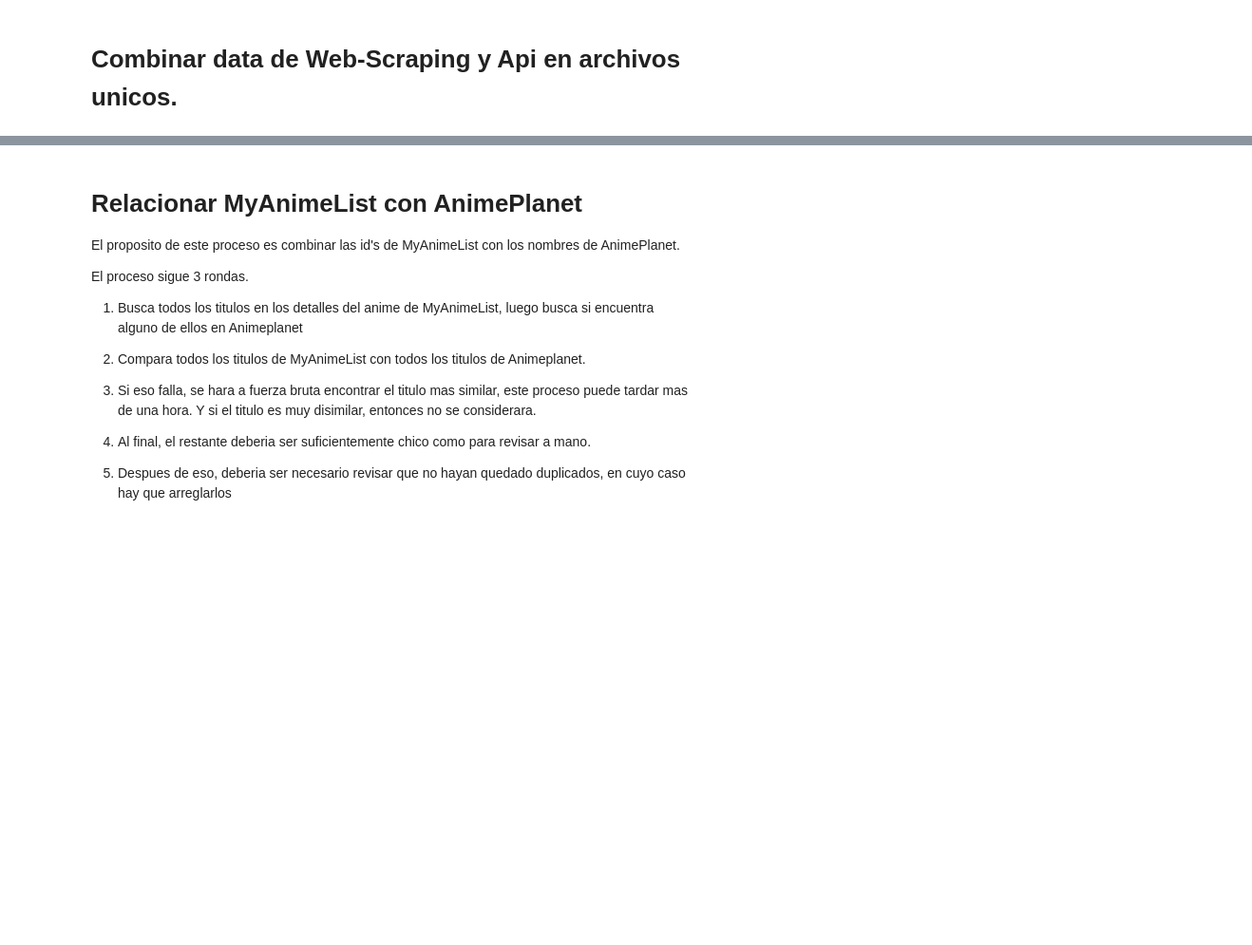
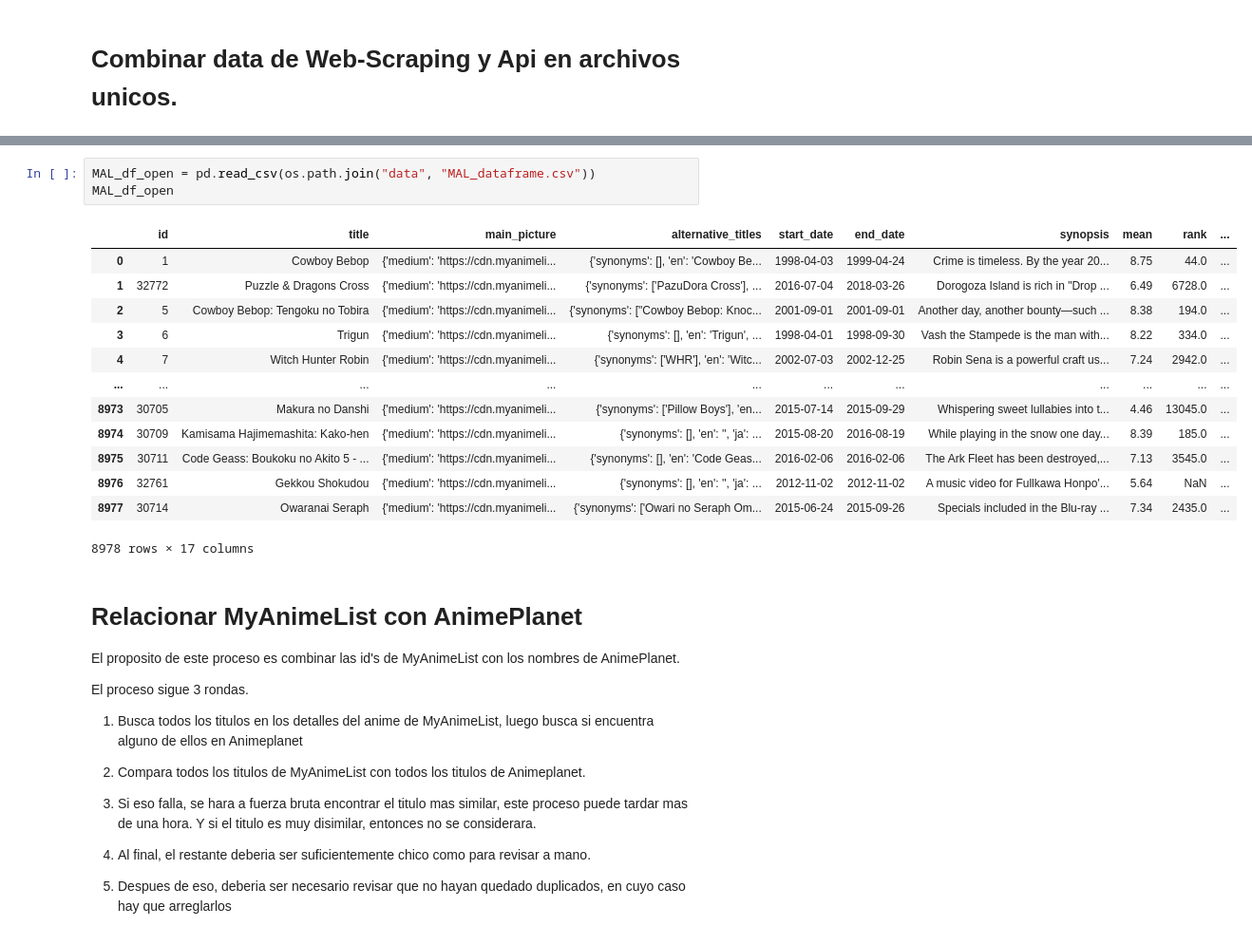
Before and after one commit to VAMarques/Proyecto-Grupo-12, a Jupyter notebook: procesar_data.ipynb, the cells around one changed output, grey strips where cells are left out. Shown at 95% size. Drawn from its saved outputs; the diff is of its cells as text; blank space fills up the shorter version.

```diff
--- a/procesar_data.ipynb
+++ b/procesar_data.ipynb
@@ -25,3 +140,20 @@ Usuarios_i.json no se combinaran, pues estos solo sirven para generar listas_usu
+# %%
+MAL_df_open = pd.read_csv(os.path.join("data", "MAL_dataframe.csv"))
+MAL_df_open
+# %% [output]
+|  | id | title | main_picture | alternative_titles | start_date | end_date | synopsis | mean | rank | ... |
+| 0 | 1 | Cowboy Bebop | {'medium': 'https://cdn.myanimeli... | {'synonyms': [], 'en': 'Cowboy Be... | 1998-04-03 | 1999-04-24 | Crime is timeless. By the year 20... | 8.75 | 44.0 | ... |
+| 1 | 32772 | Puzzle & Dragons Cross | {'medium': 'https://cdn.myanimeli... | {'synonyms': ['PazuDora Cross'], ... | 2016-07-04 | 2018-03-26 | Dorogoza Island is rich in "Drop ... | 6.49 | 6728.0 | ... |
+| 2 | 5 | Cowboy Bebop: Tengoku no Tobira | {'medium': 'https://cdn.myanimeli... | {'synonyms': ["Cowboy Bebop: Knoc... | 2001-09-01 | 2001-09-01 | Another day, another bounty—such ... | 8.38 | 194.0 | ... |
+| 3 | 6 | Trigun | {'medium': 'https://cdn.myanimeli... | {'synonyms': [], 'en': 'Trigun', ... | 1998-04-01 | 1998-09-30 | Vash the Stampede is the man with... | 8.22 | 334.0 | ... |
+| 4 | 7 | Witch Hunter Robin | {'medium': 'https://cdn.myanimeli... | {'synonyms': ['WHR'], 'en': 'Witc... | 2002-07-03 | 2002-12-25 | Robin Sena is a powerful craft us... | 7.24 | 2942.0 | ... |
+| ... | ... | ... | ... | ... | ... | ... | ... | ... | ... | ... |
+| 8973 | 30705 | Makura no Danshi | {'medium': 'https://cdn.myanimeli... | {'synonyms': ['Pillow Boys'], 'en... | 2015-07-14 | 2015-09-29 | Whispering sweet lullabies into t... | 4.46 | 13045.0 | ... |
+| 8974 | 30709 | Kamisama Hajimemashita: Kako-hen | {'medium': 'https://cdn.myanimeli... | {'synonyms': [], 'en': '', 'ja': ... | 2015-08-20 | 2016-08-19 | While playing in the snow one day... | 8.39 | 185.0 | ... |
+| 8975 | 30711 | Code Geass: Boukoku no Akito 5 - ... | {'medium': 'https://cdn.myanimeli... | {'synonyms': [], 'en': 'Code Geas... | 2016-02-06 | 2016-02-06 | The Ark Fleet has been destroyed,... | 7.13 | 3545.0 | ... |
+| 8976 | 32761 | Gekkou Shokudou | {'medium': 'https://cdn.myanimeli... | {'synonyms': [], 'en': '', 'ja': ... | 2012-11-02 | 2012-11-02 | A music video for Fullkawa Honpo'... | 5.64 | NaN | ... |
+| 8977 | 30714 | Owaranai Seraph | {'medium': 'https://cdn.myanimeli... | {'synonyms': ['Owari no Seraph Om... | 2015-06-24 | 2015-09-26 | Specials included in the Blu-ray ... | 7.34 | 2435.0 | ... |
+8978 rows × 17 columns
 # %% [markdown]
 # Relacionar MyAnimeList con AnimePlanet
 
```
Also changed, not shown: parts of 29 cells of this notebook, 5 other files.
